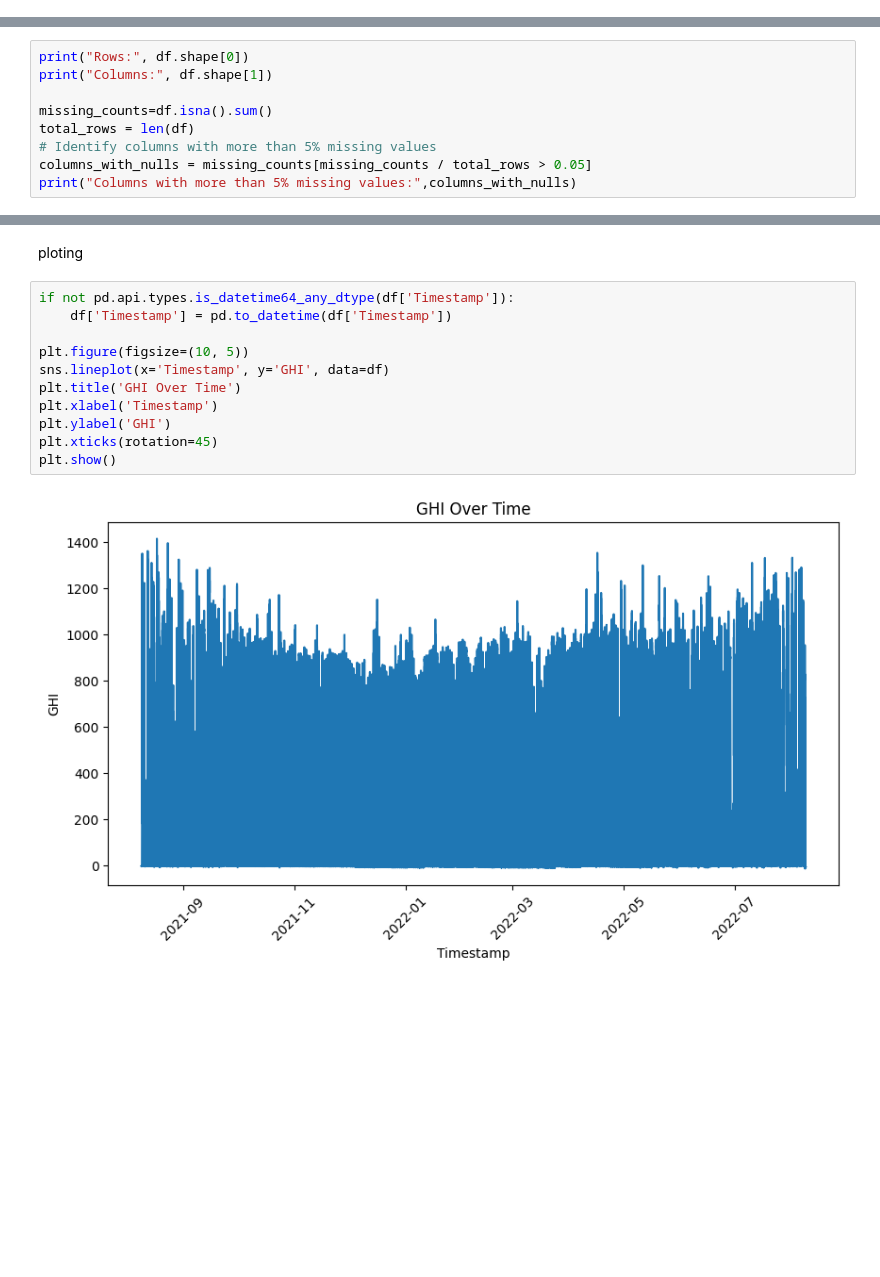
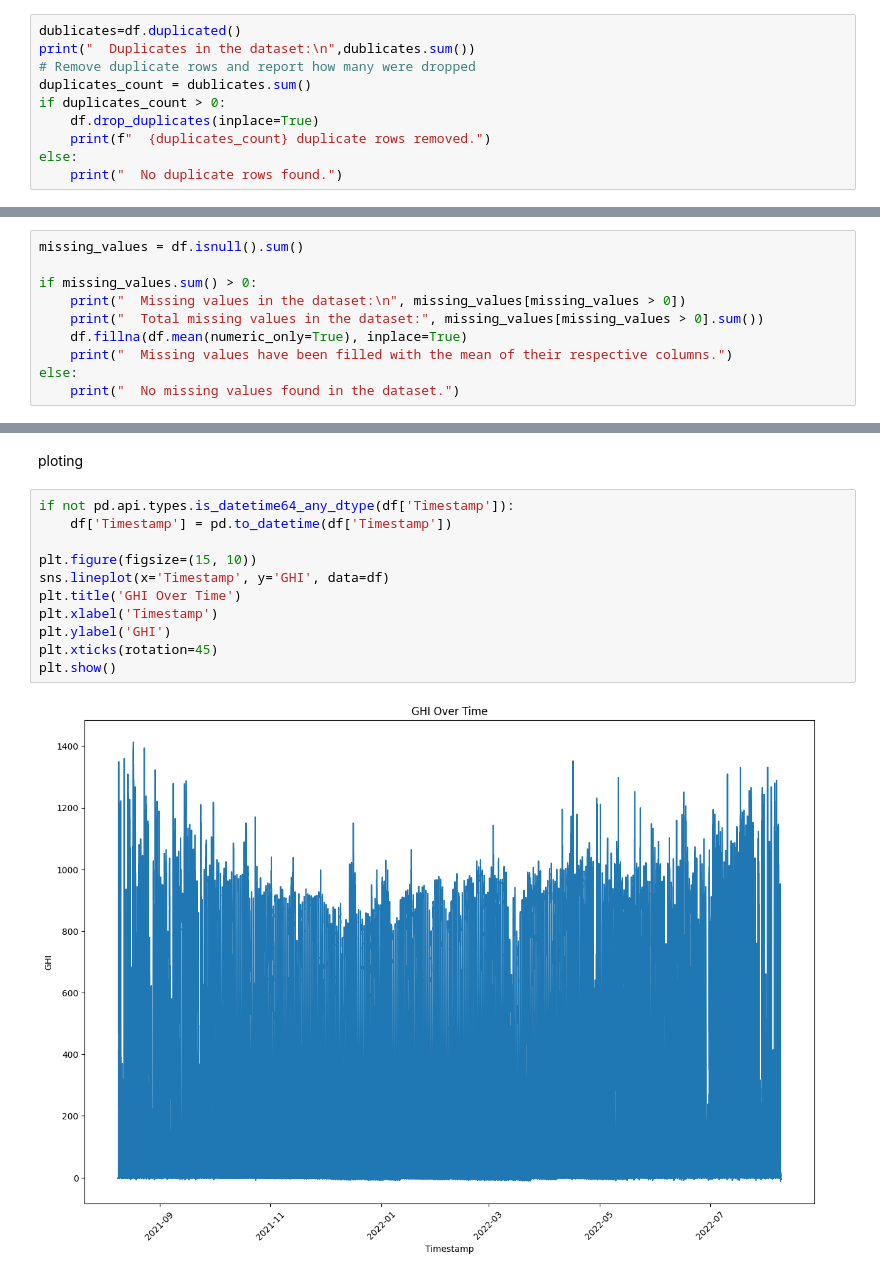
Before and after one commit to HilufTesfay/10academy-week0-solar-challenge, a Jupyter notebook: notbooks/benin-eda.ipynb, the cells around one changed output, grey strips where cells are left out. Cells and saved outputs as stored; diff of their text form; blank space fills up the shorter version.

```diff
--- a/notbooks/benin-eda.ipynb
+++ b/notbooks/benin-eda.ipynb
@@ -21,0 +108,10 @@ looking missing value
+# %%
+dublicates=df.duplicated()
+print("  Duplicates in the dataset:\n",dublicates.sum())
+# Remove duplicate rows and report how many were dropped
+duplicates_count = dublicates.sum()
+if duplicates_count > 0:
+    df.drop_duplicates(inplace=True)
+    print(f"  {duplicates_count} duplicate rows removed.")
+else:
+    print("  No duplicate rows found.")
@@ -22,10 +124,11 @@ looking missing value
 # %%
-print("Rows:", df.shape[0])
-print("Columns:", df.shape[1])
+missing_values = df.isnull().sum()
 
-missing_counts=df.isna().sum()
-total_rows = len(df)
-# Identify columns with more than 5% missing values
-columns_with_nulls = missing_counts[missing_counts / total_rows > 0.05]
-print("Columns with more than 5% missing values:",columns_with_nulls)
+if missing_values.sum() > 0:
+    print("  Missing values in the dataset:\n", missing_values[missing_values > 0])
+    print("  Total missing values in the dataset:", missing_values[missing_values > 0].sum())
+    df.fillna(df.mean(numeric_only=True), inplace=True)
+    print("  Missing values have been filled with the mean of their respective columns.")
+else:
+    print("  No missing values found in the dataset.")
 # %% [output]
@@ -71,13 +238,13 @@ ploting
 # %%
 if not pd.api.types.is_datetime64_any_dtype(df['Timestamp']):
     df['Timestamp'] = pd.to_datetime(df['Timestamp'])
 
-plt.figure(figsize=(10, 5))
+plt.figure(figsize=(15, 10))
 sns.lineplot(x='Timestamp', y='GHI', data=df)
 plt.title('GHI Over Time')
 plt.xlabel('Timestamp')
 plt.ylabel('GHI')
 plt.xticks(rotation=45)
 plt.show()
 # %% [output]
-[figure, old version]
+[figure, new version]
```
Also changed, not shown: parts of 22 cells of this notebook.
